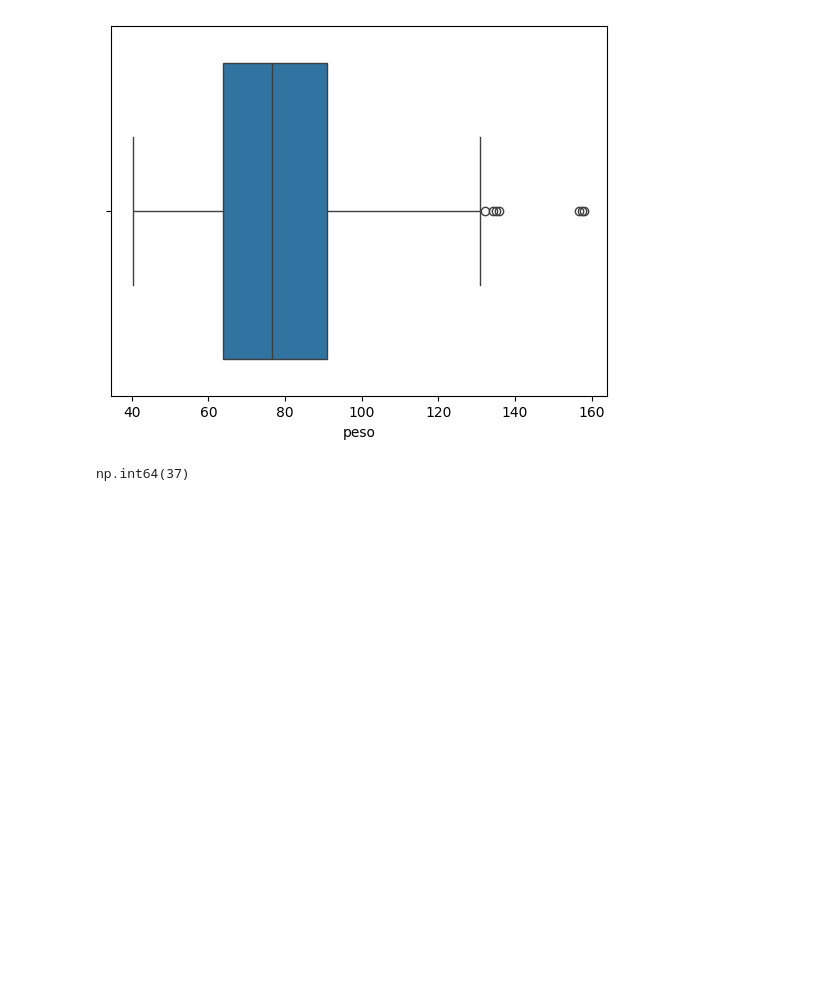
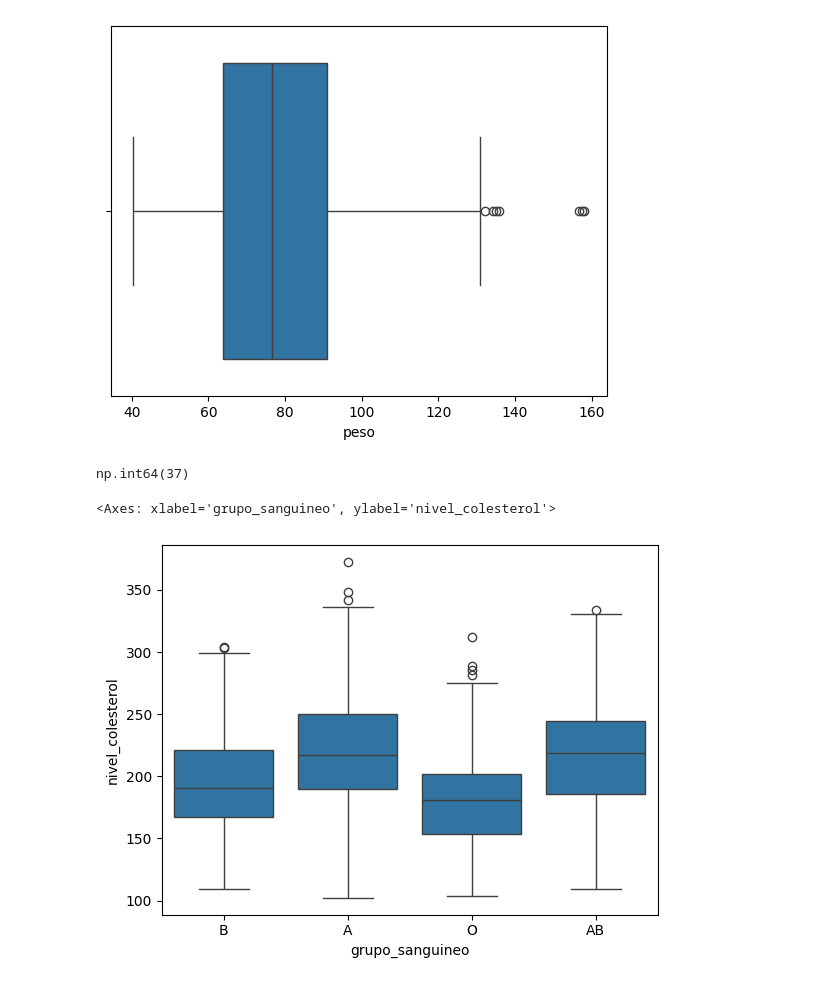
Before and after one commit to felipesanderp/regrassao-linear-multipla-ia-python, a Jupyter notebook: modelo_colesterol.ipynb, the cells around one changed output. Drawn from its saved outputs; the diff is of its cells as text; code cells hidden in the pictures; blank space fills up the shorter version.

Commit message:
boxplot

```diff
--- a/modelo_colesterol.ipynb
+++ b/modelo_colesterol.ipynb
@@ -157,3 +157,9 @@ np.int64(37)
 # %%
 # Remover público do DF
 df_colesterol_eda.drop(df_colesterol_eda[df_colesterol_eda['peso'] < 40].index, axis=0, inplace=True)
+# %%
+# Cruzamento de variáveis categoricas com nível colesterol
+sns.boxplot(data=df_colesterol_eda, x='grupo_sanguineo', y='nivel_colesterol')
+# %% [output]
+<Axes: xlabel='grupo_sanguineo', ylabel='nivel_colesterol'>
+[figure, added]
```
Also changed, not shown: parts of 2 cells of this notebook.
